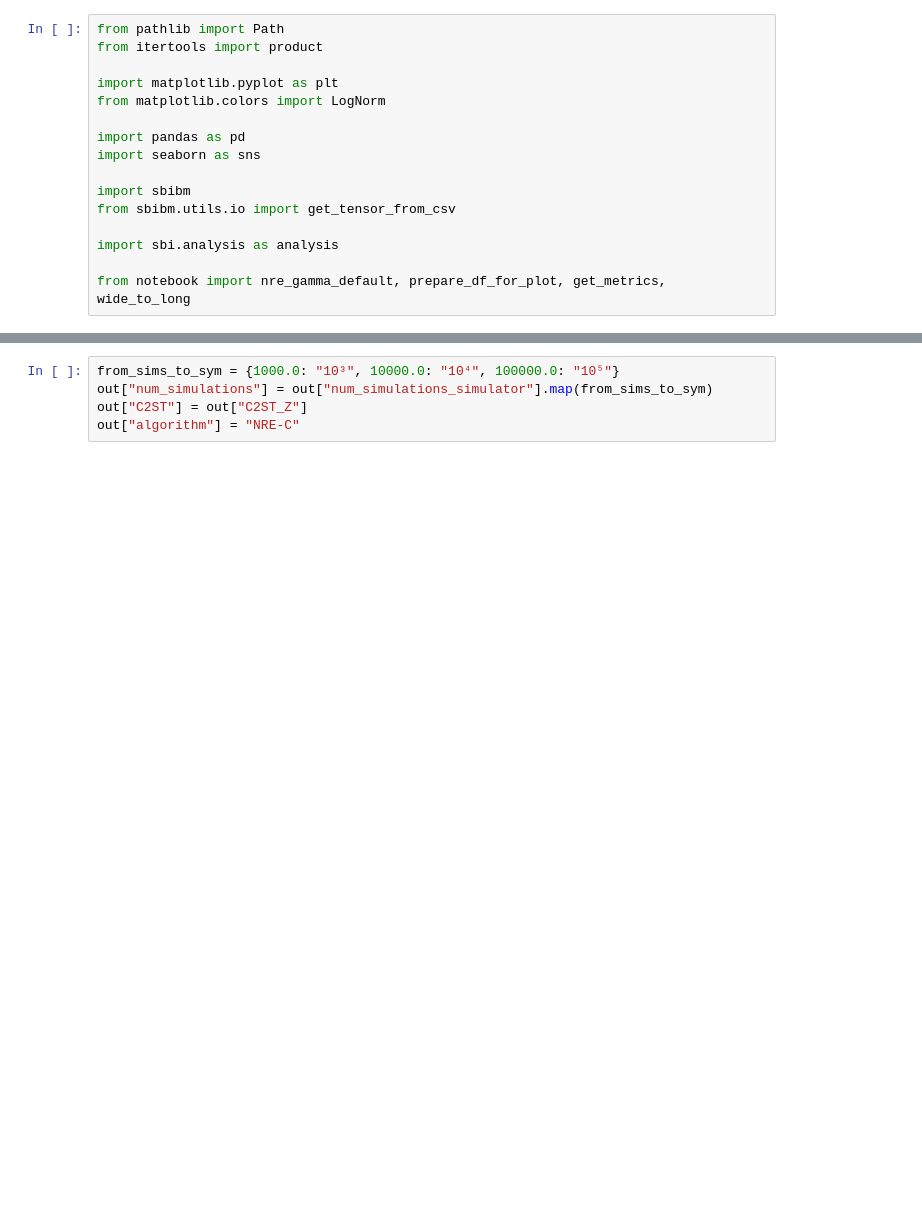
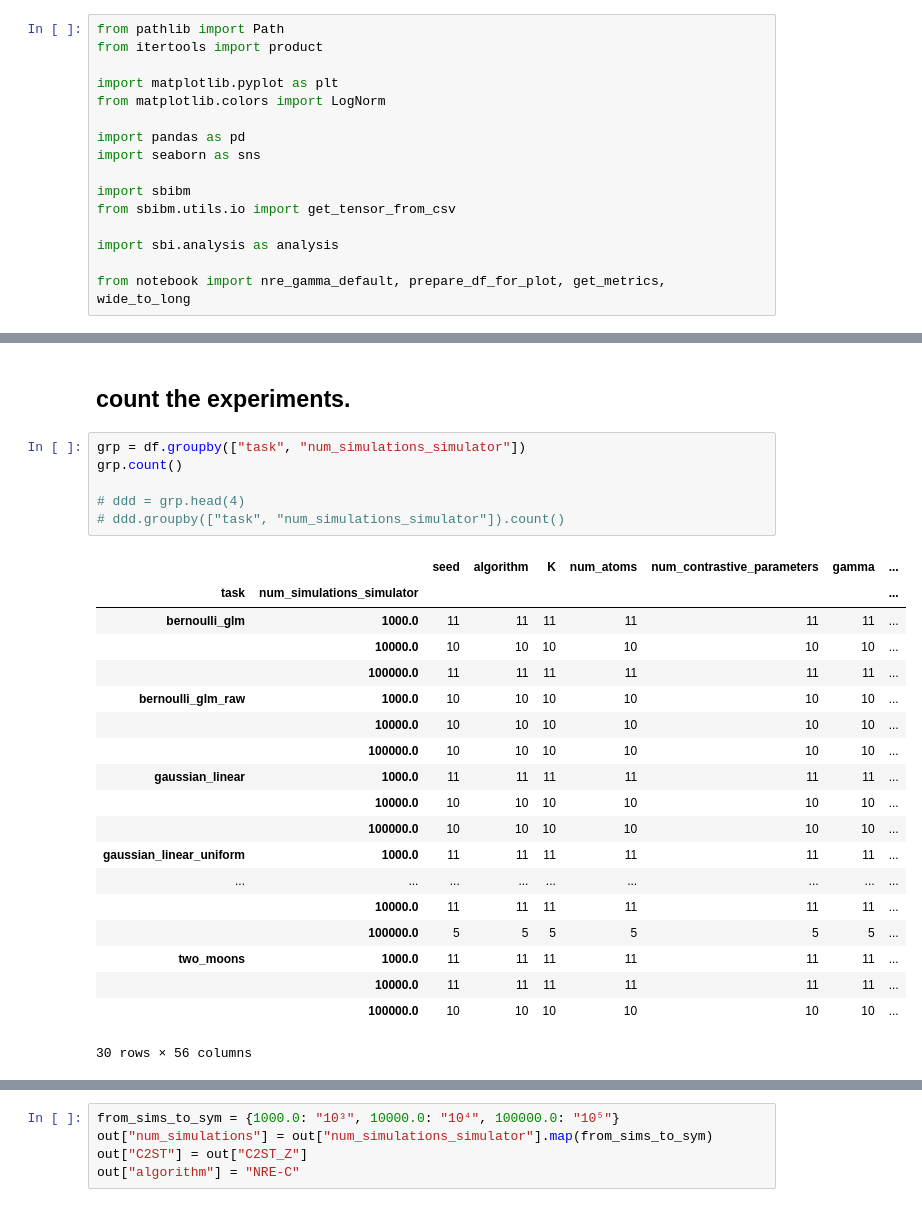
Before and after one commit to bkmi/cnre, a Jupyter notebook: infinite/04 sbibm.ipynb, the cells around one changed output, grey strips where cells are left out. Cells and saved outputs as stored; diff of their text form; blank space fills up the shorter version.

```diff
--- a/infinite/04 sbibm.ipynb
+++ b/infinite/04 sbibm.ipynb
@@ -59,3 +72,31 @@ Index(['task', 'seed', 'algorithm', 'K', 'num_atoms',
 | 3 | gaussian_linear_uniform | 1427711303 | CNRE | 99 | 99 | 100 | 1.0 | 0 | ... |
 | 4 | gaussian_linear_uniform | 1502327203 | CNRE | 99 | 99 | 100 | 1.0 | 0 | ... |
 5 rows × 58 columns
+# %% [markdown]
+## count the experiments.
+# %%
+grp = df.groupby(["task", "num_simulations_simulator"])
+grp.count()
+
+# ddd = grp.head(4)
+# ddd.groupby(["task", "num_simulations_simulator"]).count()
+# %% [output]
+|  |  | seed | algorithm | K | num_atoms | num_contrastive_parameters | gamma | ... |
+| task | num_simulations_simulator |  |  |  |  |  |  | ... |
+| bernoulli_glm | 1000.0 | 11 | 11 | 11 | 11 | 11 | 11 | ... |
+|  | 10000.0 | 10 | 10 | 10 | 10 | 10 | 10 | ... |
+|  | 100000.0 | 11 | 11 | 11 | 11 | 11 | 11 | ... |
+| bernoulli_glm_raw | 1000.0 | 10 | 10 | 10 | 10 | 10 | 10 | ... |
+|  | 10000.0 | 10 | 10 | 10 | 10 | 10 | 10 | ... |
+|  | 100000.0 | 10 | 10 | 10 | 10 | 10 | 10 | ... |
+| gaussian_linear | 1000.0 | 11 | 11 | 11 | 11 | 11 | 11 | ... |
+|  | 10000.0 | 10 | 10 | 10 | 10 | 10 | 10 | ... |
+|  | 100000.0 | 10 | 10 | 10 | 10 | 10 | 10 | ... |
+| gaussian_linear_uniform | 1000.0 | 11 | 11 | 11 | 11 | 11 | 11 | ... |
+| ... | ... | ... | ... | ... | ... | ... | ... | ... |
+|  | 10000.0 | 11 | 11 | 11 | 11 | 11 | 11 | ... |
+|  | 100000.0 | 5 | 5 | 5 | 5 | 5 | 5 | ... |
+| two_moons | 1000.0 | 11 | 11 | 11 | 11 | 11 | 11 | ... |
+|  | 10000.0 | 11 | 11 | 11 | 11 | 11 | 11 | ... |
+|  | 100000.0 | 10 | 10 | 10 | 10 | 10 | 10 | ... |
+30 rows × 56 columns
```
Also changed, not shown: parts of 8 cells of this notebook, 4 other files.
